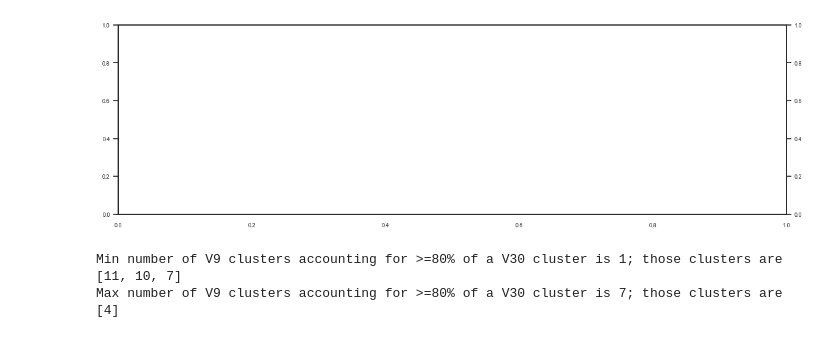
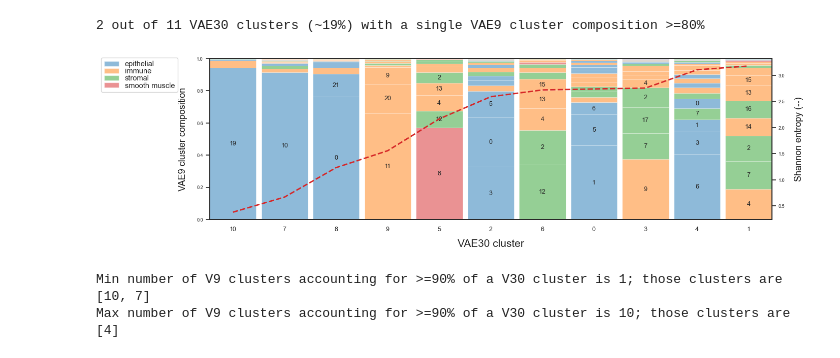
Before and after one commit to labsyspharm/vae-paper, a Jupyter notebook: src/cluster_entropy.ipynb, the cells around one changed output. Cells and saved outputs as stored; diff of their text form; code cells hidden in the pictures.

```diff
--- a/src/cluster_entropy.ipynb
+++ b/src/cluster_entropy.ipynb
@@ -23,32 +23,31 @@ import napari
 from utils.utility_functions import single_channel_pyramid
 # %%
 # I/O
-sample = 'CRC-097'
-tif_path = os.path.join(os.getcwd(), f'input/{sample}_image.ome.tif')
-seg_path = os.path.join(os.getcwd(), f'input/{sample}_seg_outlines.ome.tif')
-he_path = os.path.join(os.getcwd(), f'input/{sample}_hema_eosin.ome.tif')
+tif_path = os.path.join(os.getcwd(), 'input/CyCIF-1A_image.ome.tif')
+seg_path = os.path.join(os.getcwd(), 'input/{CyCIF-1A_seg_outlines.ome.tif')
+he_path = os.path.join(os.getcwd(), 'input/CyCIF-1A_hema_eosin.ome.tif')
 
 # get list of markers that were excluded from analysis
-with open(os.path.join(os.getcwd(), 'input/CRC-97_cylinter_config.yml')) as f:
+with open(os.path.join(os.getcwd(), 'input/CyCIF-1A_cylinter_config.yml')) as f:
     config = yaml.safe_load(f)
 markers_to_exclude = config['markersToExclude']
 
 # import markers.csv
-markers = pd.read_csv(os.path.join(os.getcwd(), 'input/CRC-097_mcmicro_markers.csv'))
+markers = pd.read_csv(os.path.join(os.getcwd(), 'input/CyCIF-1A_mcmicro_markers.csv'))
 
 # get name of first DNA channel
 dna1 = markers['marker_name'][markers['channel_number'] == 1][0]
 dna_moniker = str(re.search(r'[^\W\d]+', dna1).group())
 
 # import image contrast settings
-with open(os.path.join(os.getcwd(), 'input/CRC-097_cylinter_contrast_limits.yml')) as f:
+with open(os.path.join(os.getcwd(), 'input/CyCIF-1A_cylinter_contrast_limits.yml')) as f:
     contrast_limits = yaml.safe_load(f)
 
 # the parquet file at the path below is being read because "main.csv"
 # uses trimmed marker channel names as column headers that differ from the raw channel names used
 # in the markers.csv file used to index channels in the OME-TIFF image.
 for_channels = pd.read_parquet(
-    os.path.join(os.getcwd(), 'input/CRC-097_clean_cylinter_clustering_3d_leiden.parquet')
+    os.path.join(os.getcwd(), 'input/CyCIF-1A_clean_cylinter_clustering_3d_leiden.parquet')
 )
 
 # isolate antibodies of interest
@@ -59,6 +58,9 @@ abx_channels = [
 
 # read single-cell data from VAE analysis
 main = pd.read_csv(os.path.join(os.getcwd(), 'input/main.csv'))
+
+# remove V30 cluster 11, a residual microscopy artifact
+main = main[main['VAE30'] != 11]
 
 # optional: filter VAE30 clusters according to size
 filt = main.groupby('VAE30').size()
@@ -235,12 +241,14 @@ bottoms = np.insert(bottoms, 0, np.zeros(len(bottoms[0])), axis=0)
 # make color dict
 epithelial = [0, 1, 3, 5, 6, 10, 19, 21, 22]
 immune = [4, 9, 11, 13, 14, 15, 18, 20]
-stromal = [2, 3, 7, 8, 12, 16, 17, 23]
+stromal = [2, 7, 12, 16, 17]
+smooth_muscle = [8, 23]
 
 mpp_colors = {}
 mpp_colors.update({str(k): v for k, v in zip(epithelial, ['tab:blue'] * len(epithelial))})
 mpp_colors.update({str(k): v for k, v in zip(immune, ['tab:orange'] * len(immune))})
 mpp_colors.update({str(k): v for k, v in zip(stromal, ['tab:green'] * len(stromal))})
+mpp_colors.update({str(k): v for k, v in zip(smooth_muscle, ['tab:red'] * len(smooth_muscle))})
 
 for btms, (idxs, vals) in enumerate(list(zip(indexes, heights))[::order]):
 
@@ -266,46 +274,47 @@ for btms, (idxs, vals) in enumerate(list(zip(indexes, heights))[::order]):
     )
 
     patches = [
-        Patch(facecolor=color, alpha=0.5, edgecolor=None) for color in ['tab:blue', 'tab:orange', 'tab:green']
+        Patch(facecolor=color, alpha=0.5, edgecolor=None) for color in ['tab:blue', 'tab:orange', 'tab:green', 'tab:red']
     ]
     plt.legend(
-        patches, ['epithelial', 'immune', 'stromal'],
+        patches, ['epithelial', 'immune', 'stromal', 'smooth muscle'],
         title=None, prop={'size': 10.5},
         labelspacing=0.01, bbox_to_anchor=[-0.2, 1.03], loc='upper left'
     )
 
     pos = -1
     for i, b in enumerate(g.patches):
         if i % len(bar.index) == 0:
             pos += 1
         xloc = b.get_x() + 0.45
         yloc = b.get_y() + b.get_height()/2
         if b.get_height() > 0.05:
             ax1.annotate(
                 mps[i], xy=(xloc, yloc), fontname='Arial',
                 va='center', ha='center', size=9
             )
 
 ax1.set_xlabel('VAE30 cluster', size=15, labelpad=10)
 ax1.set_ylabel('VAE9 cluster composition', size=13, labelpad=13, c='k')
 ax1.tick_params(axis='x', which='major', labelsize=9)
 ax1.margins(x=0)
 
 ax2.plot(
     [str(i) for i in entropies.keys()], entropies.values(),
     c='tab:red', lw=2, linestyle='--'
 )
 ax2.set_ylabel('Shannon entropy (--)', size=13, labelpad=13, c='k')
 
 plt.tight_layout()
 plt.savefig(os.path.join(out, 'stacked_bar.pdf'))
 plt.show()
 plt.close('all')
 # %% [output]
+2 out of 11 VAE30 clusters (~19%) with a single VAE9 cluster composition >=80%
-[figure, old version]
+[figure, new version]
 # %%
-# calculate the number of V9 clusters needed to account for >=80% of V30 cluster composition
-indices_80_percent = {}
+# calculate the number of V9 clusters needed to account for >=90% of V30 cluster composition
+indices_90_percent = {}
 res = bar.T
 
 # iterate over each column
@@ -315,26 +324,26 @@ for column in res.columns:
     sorted_column = res[column].sort_values(ascending=False)
 
     # calculate cumulative sum
-    indices_below_80_percent = []
+    indices_below_90_percent = []
     cumulative_sum = sorted_column.cumsum()
     for e, (idx, val) in enumerate(cumulative_sum.items()):
-        if val >= 0.8:
-            indices_below_80_percent = list(cumulative_sum.index[:e + 1])
+        if val >= 0.9:
+            indices_below_90_percent = list(cumulative_sum.index[:e + 1])
             break
 
-    indices_80_percent[column] = indices_below_80_percent
+    indices_90_percent[column] = indices_below_90_percent
 
-min_length = min(len(lst) for lst in indices_80_percent.values())
-max_length = max(len(lst) for lst in indices_80_percent.values())
+min_length = min(len(lst) for lst in indices_90_percent.values())
+max_length = max(len(lst) for lst in indices_90_percent.values())
 
 # find keys with lists of minimum length
-shortest_keys = [key for key, lst in indices_80_percent.items() if len(lst) == min_length]
+shortest_keys = [key for key, lst in indices_90_percent.items() if len(lst) == min_length]
 
 # find keys with lists of maximum length
-longest_keys = [key for key, lst in indices_80_percent.items() if len(lst) == max_length]
-print(f'Min number of V9 clusters accounting for >=80% of a V30 cluster is {min_length}; those clusters are', shortest_keys)
-print(f'Max number of V9 clusters accounting for >=80% of a V30 cluster is {max_length}; those clusters are', longest_keys)
+longest_keys = [key for key, lst in indices_90_percent.items() if len(lst) == max_length]
+print(f'Min number of V9 clusters accounting for >=90% of a V30 cluster is {min_length}; those clusters are', shortest_keys)
+print(f'Max number of V9 clusters accounting for >=90% of a V30 cluster is {max_length}; those clusters are', longest_keys)
 # %% [output]
-Min number of V9 clusters accounting for >=80% of a V30 cluster is 1; those clusters are [11, 10, 7]
-Max number of V9 clusters accounting for >=80% of a V30 cluster is 7; those clusters are [4]
+Min number of V9 clusters accounting for >=90% of a V30 cluster is 1; those clusters are [10, 7]
+Max number of V9 clusters accounting for >=90% of a V30 cluster is 10; those clusters are [4]
 # %%
```
Also changed, not shown: parts of 6 cells of this notebook, 37 other files.
